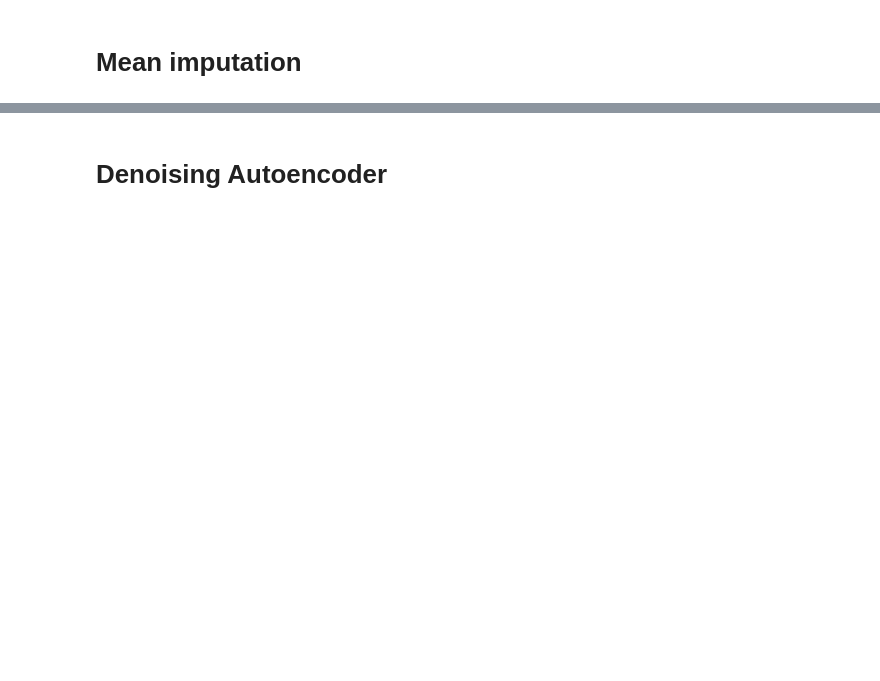
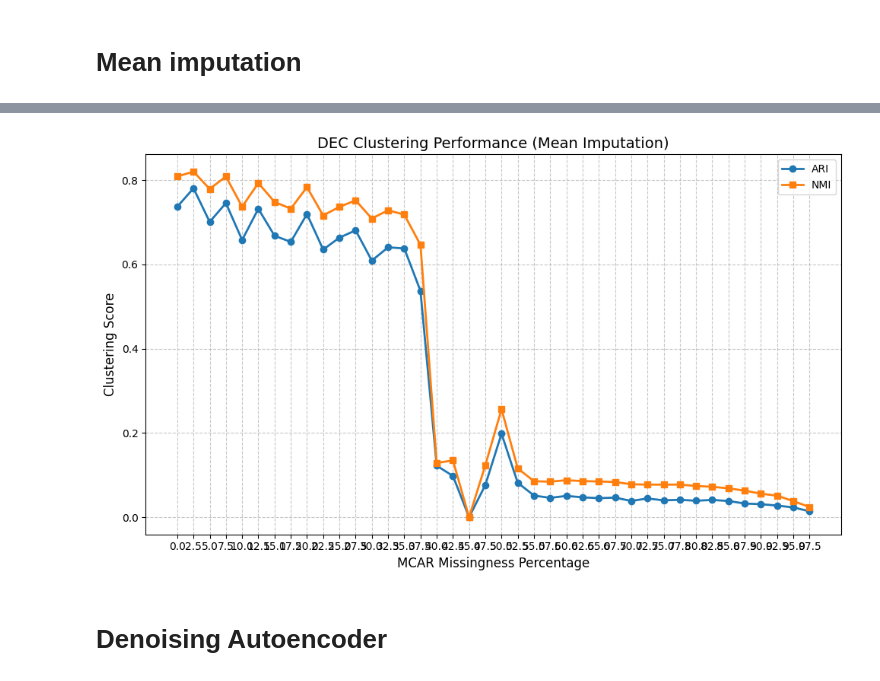
Before and after one commit to woullufy/deep-imputation-techniques, a Jupyter notebook: notebooks/mcar.ipynb, the cells around one changed output, grey strips where cells are left out. Saved outputs shown, nothing was run; the diff lists cells and outputs as text; code cells hidden in the pictures; blank space fills up the shorter version.

```diff
--- a/notebooks/mcar.ipynb
+++ b/notebooks/mcar.ipynb
@@ -15,7 +15,7 @@ mean_imputer = MeanImageImputer()
 
 device = get_device()
 
-missingness_percentages = np.arange(0, 100, 10)
+missingness_percentages = np.arange(0, 100, 2.5)
 # %% [markdown]
 # Loading data
 # %%
@@ -38,8 +38,8 @@ for mcar_percent in missingness_percentages:
         missing_rate=missing_rate_float,
         imputer=knn_imputer,
         device=device,
-        ae_epochs=20,
-        dec_epochs=50
+        ae_epochs=30,
+        dec_epochs=70
     )
 
     ari_scores_knn.append(ari)
@@ -85,8 +115,8 @@ for mcar_percent in missingness_percentages:
         missing_rate=missing_rate_float,
         imputer=mean_imputer,
         device=device,
-        ae_epochs=20,
-        dec_epochs=50
+        ae_epochs=30,
+        dec_epochs=70
     )
 
     ari_scores_mean.append(ari)
@@ -102,10 +170,12 @@ print(results_df)
 # %%
 plot_dec_performance(
     missingness_percentages=missingness_percentages,
-    score_arrays=[ari_scores_mean, nmi_scores_mean],
+    score_arrays=[ari_scores_mean[4:], nmi_scores_mean[4:]],
     labels=['ARI', 'NMI'],
     title='DEC Clustering Performance (Mean Imputation)'
 )
+# %% [output]
+[figure, added]
 # %% [markdown]
 # Denoising Autoencoder
 # %%
```
Also changed, not shown: parts of 6 cells of this notebook, 9 other files.
